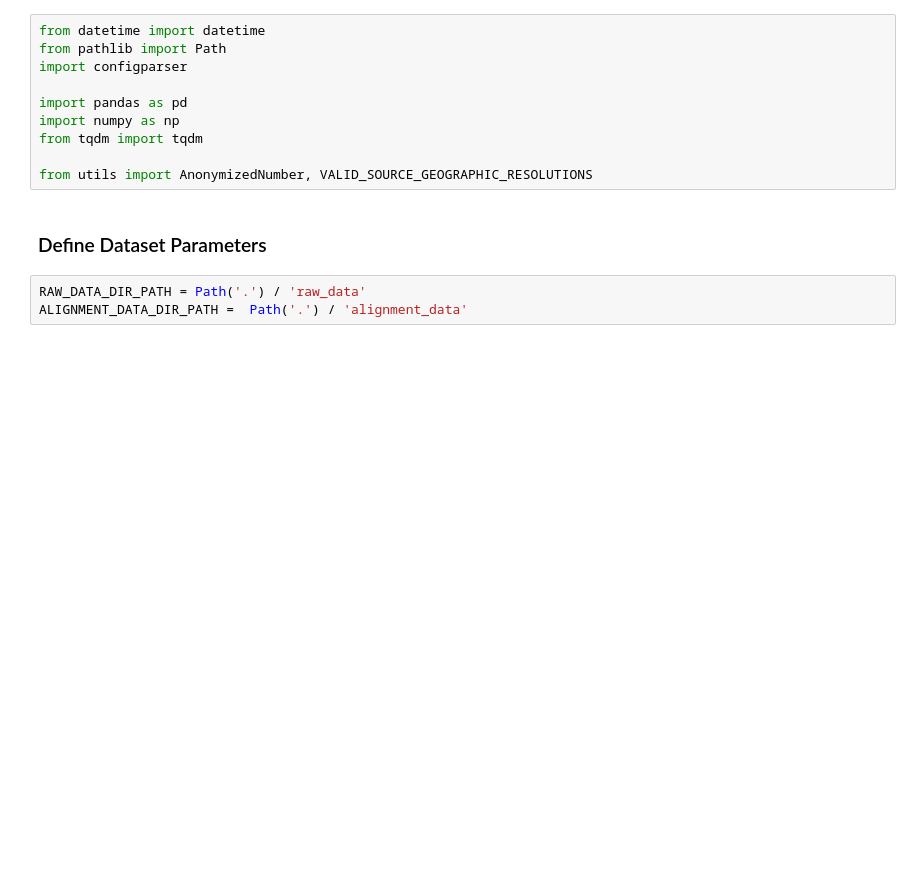
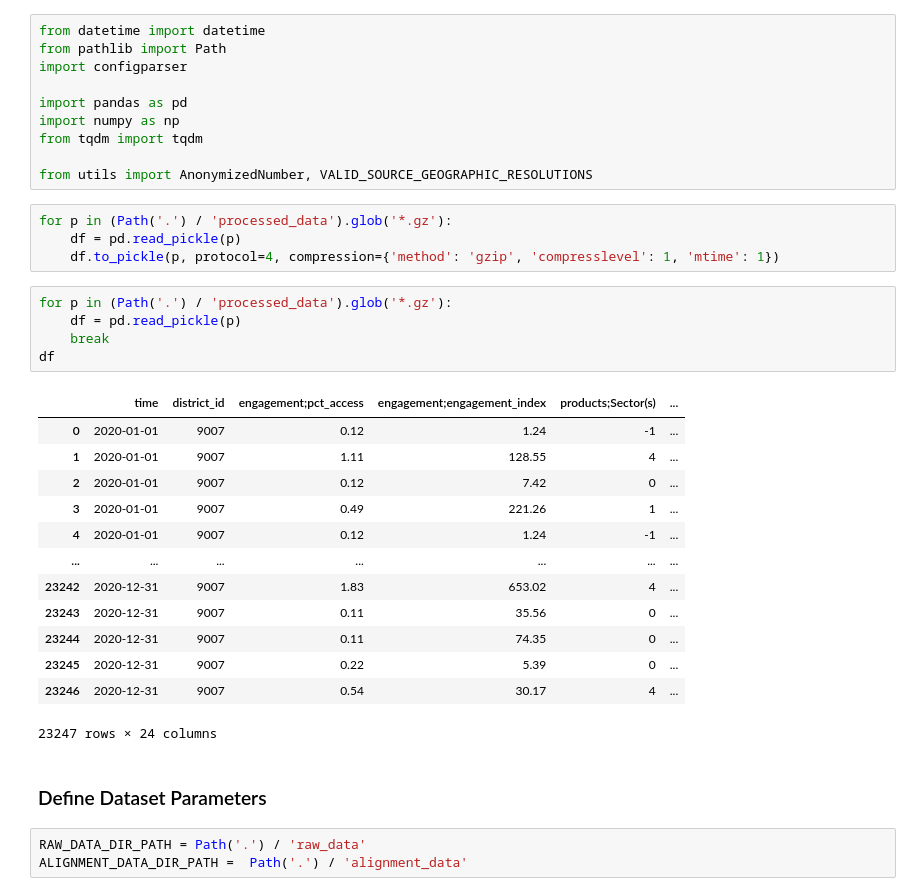
Before and after one commit to aphan713/E-learning-during-Covid-19, a Jupyter notebook: data/Data Preprocessing.ipynb, the cells around one changed output. Cells and saved outputs as stored; diff of their text form; blank space fills up the shorter version.

```diff
--- a/data/Data Preprocessing.ipynb
+++ b/data/Data Preprocessing.ipynb
@@ -8,6 +8,29 @@ import numpy as np
 from tqdm import tqdm
 
 from utils import AnonymizedNumber, VALID_SOURCE_GEOGRAPHIC_RESOLUTIONS
+# %%
+for p in (Path('.') / 'processed_data').glob('*.gz'):
+    df = pd.read_pickle(p)
+    df.to_pickle(p, protocol=4, compression={'method': 'gzip', 'compresslevel': 1, 'mtime': 1})
+# %%
+for p in (Path('.') / 'processed_data').glob('*.gz'):
+    df = pd.read_pickle(p)
+    break
+df
+# %% [output]
+|  | time | district_id | engagement;pct_access | engagement;engagement_index | products;Sector(s) | ... |
+| 0 | 2020-01-01 | 9007 | 0.12 | 1.24 | -1 | ... |
+| 1 | 2020-01-01 | 9007 | 1.11 | 128.55 | 4 | ... |
+| 2 | 2020-01-01 | 9007 | 0.12 | 7.42 | 0 | ... |
+| 3 | 2020-01-01 | 9007 | 0.49 | 221.26 | 1 | ... |
+| 4 | 2020-01-01 | 9007 | 0.12 | 1.24 | -1 | ... |
+| ... | ... | ... | ... | ... | ... | ... |
+| 23242 | 2020-12-31 | 9007 | 1.83 | 653.02 | 4 | ... |
+| 23243 | 2020-12-31 | 9007 | 0.11 | 35.56 | 0 | ... |
+| 23244 | 2020-12-31 | 9007 | 0.11 | 74.35 | 0 | ... |
+| 23245 | 2020-12-31 | 9007 | 0.22 | 5.39 | 0 | ... |
+| 23246 | 2020-12-31 | 9007 | 0.54 | 30.17 | 4 | ... |
+23247 rows × 24 columns
 # %% [markdown]
 ### Define Dataset Parameters
 # %%
```
Also changed, not shown: parts of 5 cells of this notebook, 28 other files.
